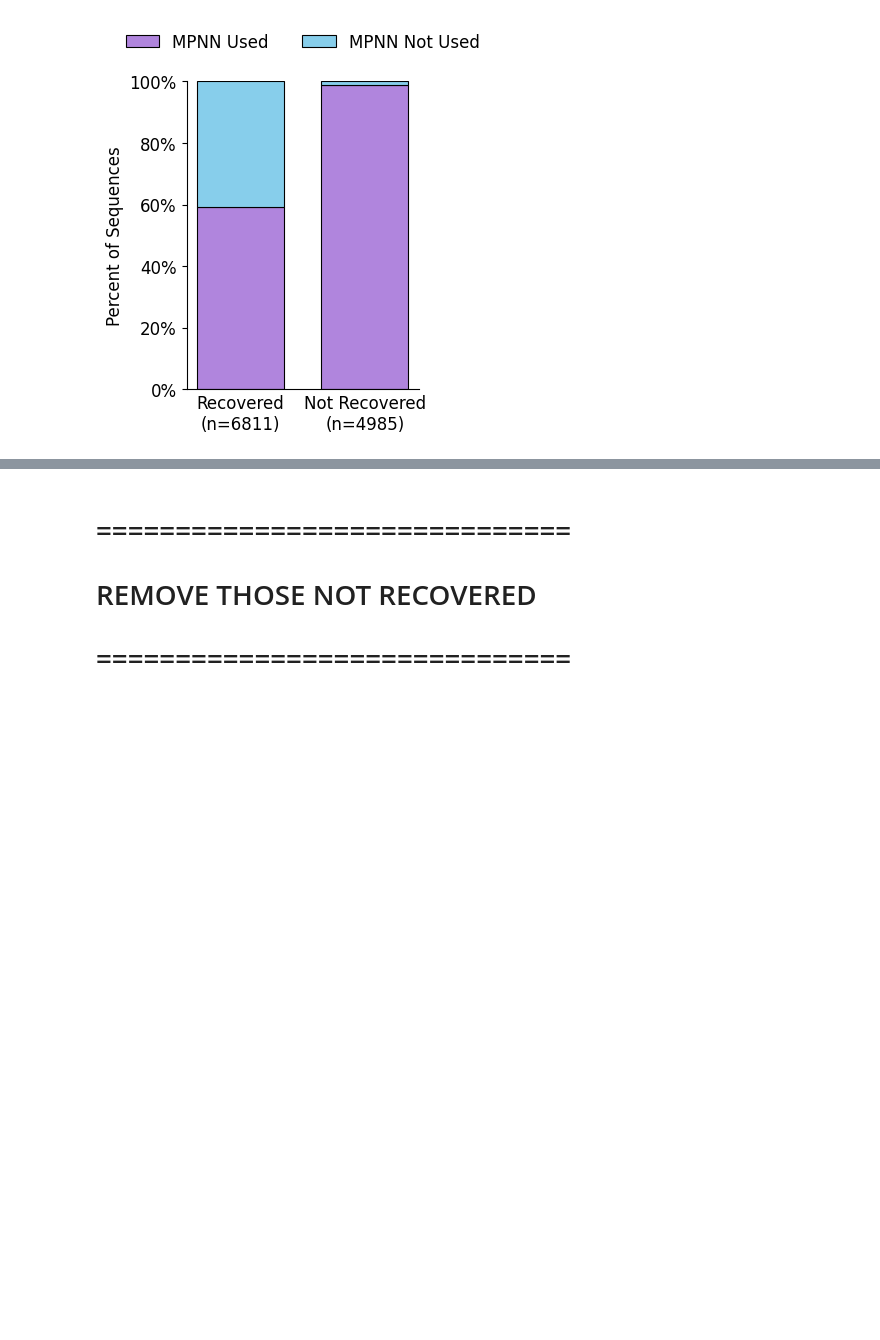
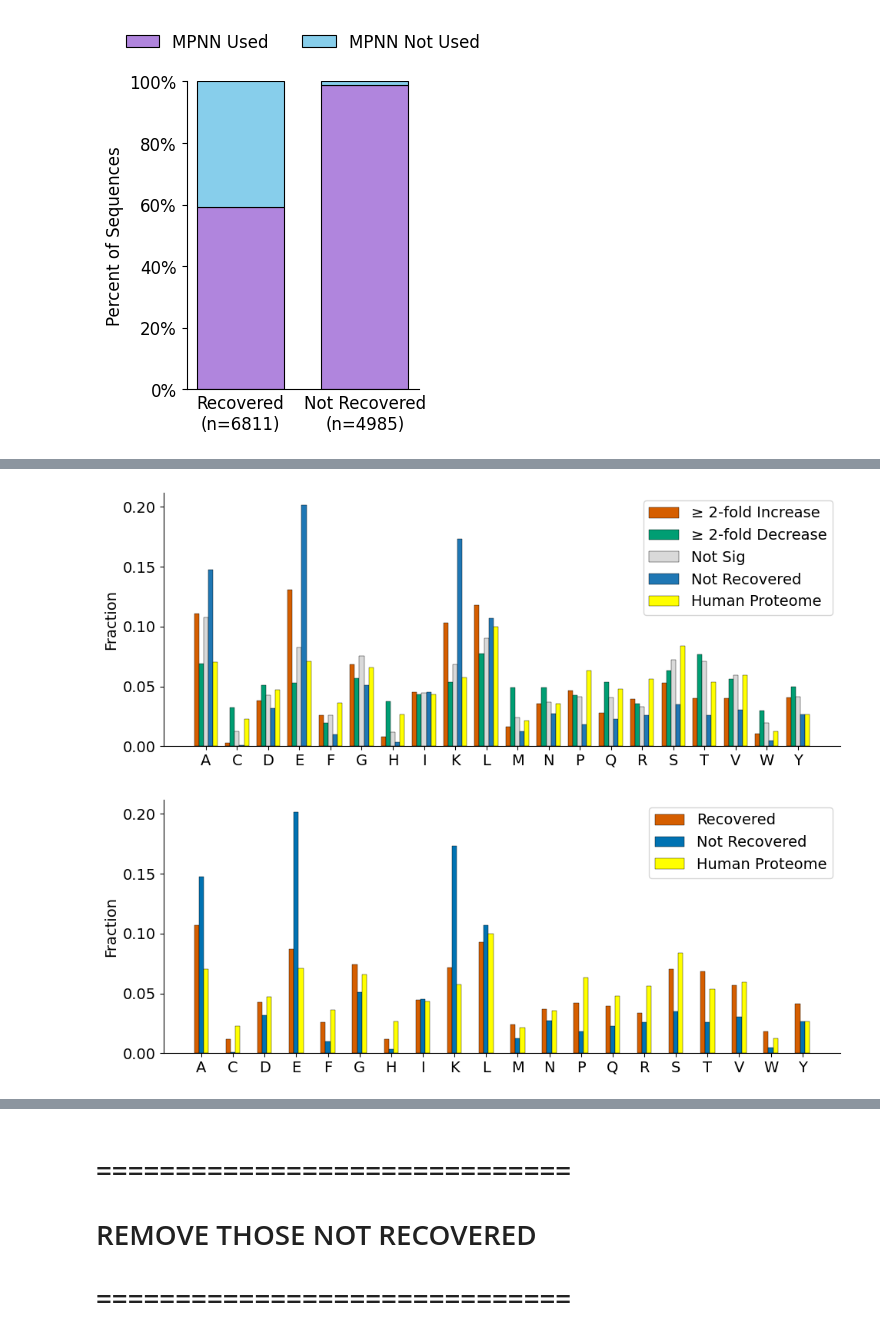
Before and after one commit to kosonocky/bits-to-binders, a Jupyter notebook: scripts/analyze.ipynb, the cells around one changed output, grey strips where cells are left out. Cells and saved outputs as stored; diff of their text form; code cells hidden in the pictures; blank space fills up the shorter version.

```diff
--- a/scripts/analyze.ipynb
+++ b/scripts/analyze.ipynb
@@ -1588,6 +1812,20 @@ def plot_aa_composition_by_group(
 
     ax.legend(loc="upper right")
 
+    # rename "Up" to "≥ 2-fold Increase"
+    # rename "Down" to "≥ 2-fold Decrease"
+    new_labels = []
+    for lab in ax.get_legend().get_texts():
+        text = lab.get_text()
+        if text == "Up":
+            new_labels.append("≥ 2-fold Increase")
+        elif text == "Down":
+            new_labels.append("≥ 2-fold Decrease")
+        else:
+            new_labels.append(text)
+    for lab, new_text in zip(ax.get_legend().get_texts(), new_labels):
+        lab.set_text(new_text)
+
     ax.spines["top"].set_visible(False)
     ax.spines["right"].set_visible(False)
 
@@ -1634,33 +1872,36 @@ plot_aa_composition_by_group(
     group_col="fourclass",
     group_order=fourclass_order,
     palette=fourclass_palette,
     human_freqs=human_freqs,
     out_path="../results/analysis/aa_composition_by_fourclass_with_human.png",
 )
 
 
 # make a readable two class column
 results_df["detected_group"] = np.where(
     results_df["leah_12k_detected"].astype(bool),
     "Recovered",
     "Not Recovered",
 )
 
 detected_order = ["Recovered", "Not Recovered"]
 
 detected_palette = {
     "Recovered": "#D55E00",
     "Not Recovered": "#0072B2",
 }
 
 plot_aa_composition_by_group(
     df=results_df,
     group_col="detected_group",
     group_order=detected_order,
     palette=detected_palette,
     human_freqs=human_freqs,
     out_path="../results/analysis/aa_composition_by_detected_with_human.png",
 )
+# %% [output]
+[figure, added]
+[figure, added]
 # %%
 # far right cluster
 # all schoeder lab w/ 3-4 linkers
```
Also changed, not shown: parts of 15 cells of this notebook, 14 other files.
